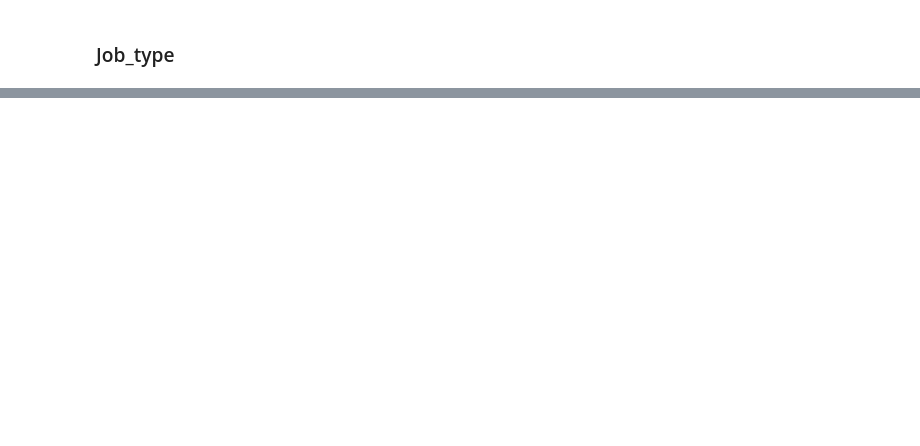
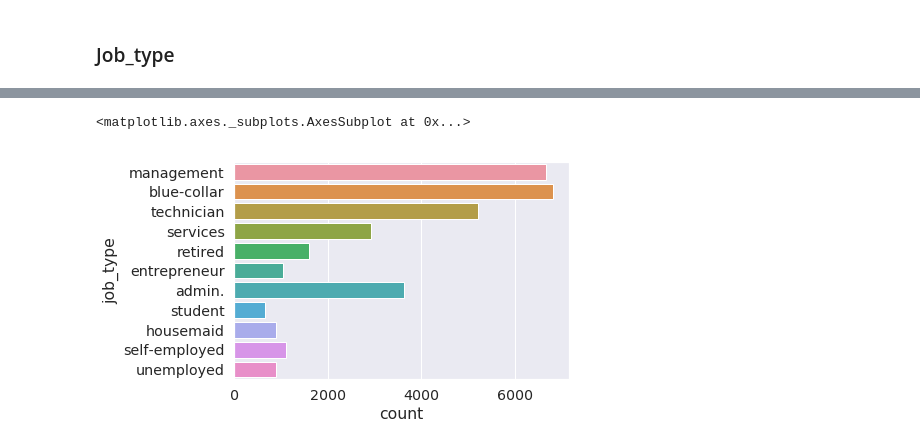
Before and after one commit to faisal-git/Intelligent_Target, a Jupyter notebook: Intelligent Targeting.ipynb, the cells around one changed output, grey strips where cells are left out. Saved outputs shown, nothing was run; the diff lists cells and outputs as text; code cells hidden in the pictures; blank space fills up the shorter version.

```diff
--- a/Intelligent Targeting.ipynb
+++ b/Intelligent Targeting.ipynb
@@ -805,0 +824,5 @@ stop here
+# %%
+sns.countplot(data=train,y='job_type')
+# %% [output]
+<matplotlib.axes._subplots.AxesSubplot at 0x...>
+[figure, added]
```
Also changed, not shown: parts of 10 cells of this notebook.
